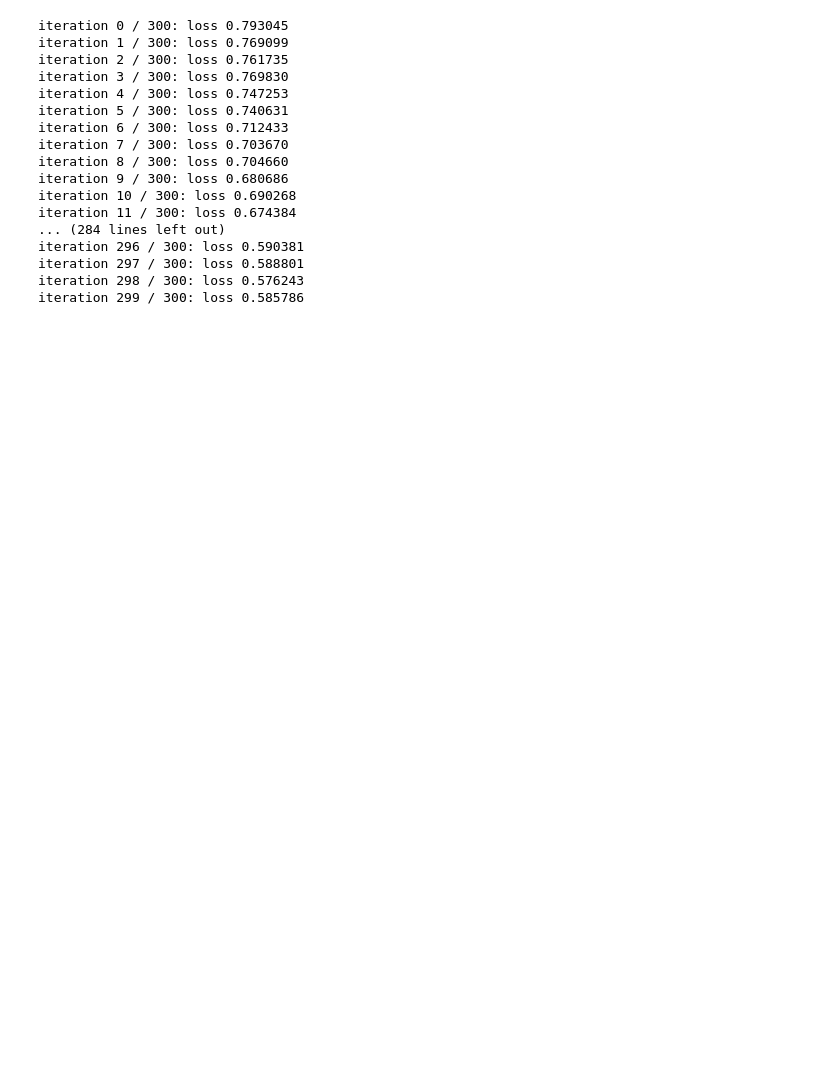
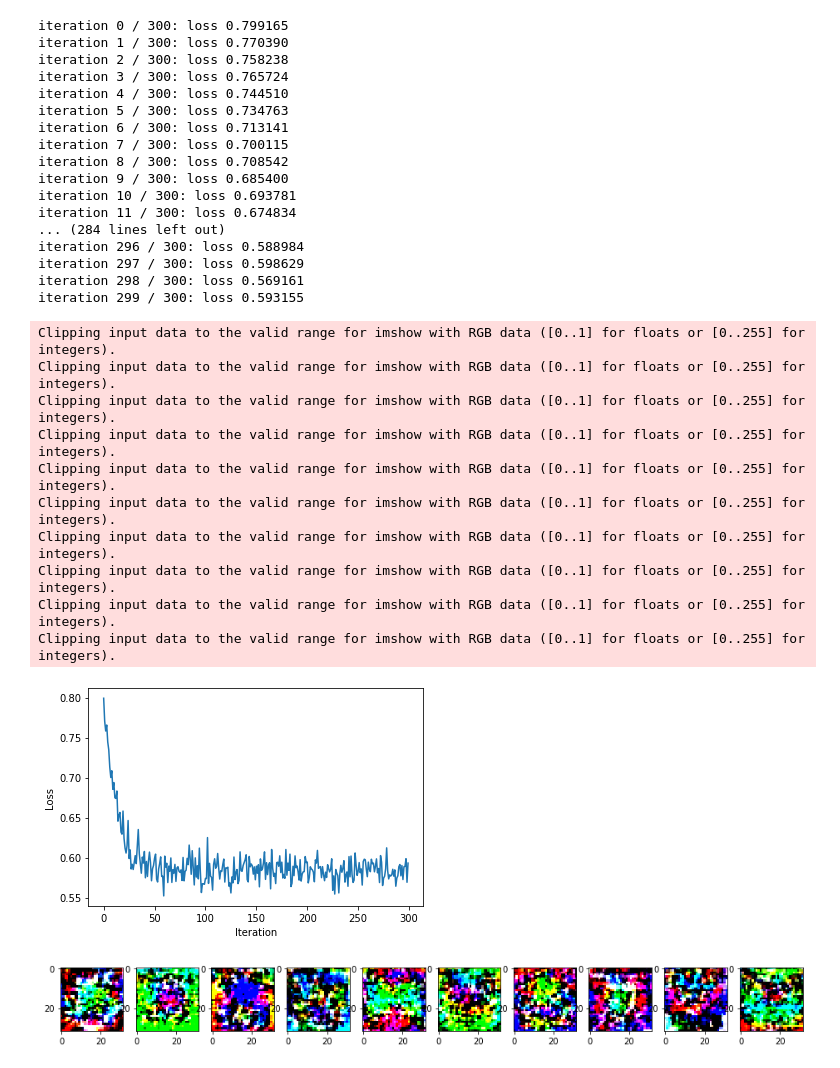
Before and after one commit to Supunsara/180063T_EN2550_Assignment4, a Jupyter notebook: Q3.ipynb, the cells around one changed output. Cells and saved outputs as stored; diff of their text form; code cells hidden in the pictures; blank space fills up the shorter version.

```diff
--- a/Q3.ipynb
+++ b/Q3.ipynb
@@ -60,7 +60,6 @@ for t in range(iterations):
         h = 1.0/(1.0+np.exp(-(x_batches[i].dot(w1)+b1)))
         y_pred = h.dot(w2)+b2
         loss = 1./batch_size*np.square(y_pred-y_batches[i]).sum()+reg*(np.sum(w2*w2)+np.sum(w1*w1))
-        loss_history.append(loss)
         dy_pred = 1./batch_size*2.0*(y_pred-y_batches[i]) #partial derivative of L w.r.t. y_hat
         dw2 = h.T.dot(dy_pred)+reg*w2
         db2 = dy_pred.sum(axis=0)
@@ -72,23 +71,49 @@ for t in range(iterations):
         b1 -= lr*db1
         b2 -= lr*db2
         lr *= lr_decay
+    loss_history.append(loss)
     print('iteration %d / %d: loss %f' %(t,iterations,loss))
 # %% [output]
-iteration 0 / 300: loss 0.793045
-iteration 1 / 300: loss 0.769099
-iteration 2 / 300: loss 0.761735
-iteration 3 / 300: loss 0.769830
-iteration 4 / 300: loss 0.747253
-iteration 5 / 300: loss 0.740631
-iteration 6 / 300: loss 0.712433
-iteration 7 / 300: loss 0.703670
-iteration 8 / 300: loss 0.704660
-iteration 9 / 300: loss 0.680686
-iteration 10 / 300: loss 0.690268
-iteration 11 / 300: loss 0.674384
+iteration 0 / 300: loss 0.799165
+iteration 1 / 300: loss 0.770390
+iteration 2 / 300: loss 0.758238
+iteration 3 / 300: loss 0.765724
+iteration 4 / 300: loss 0.744510
+iteration 5 / 300: loss 0.734763
+iteration 6 / 300: loss 0.713141
+iteration 7 / 300: loss 0.700115
+iteration 8 / 300: loss 0.708542
+iteration 9 / 300: loss 0.685400
+iteration 10 / 300: loss 0.693781
+iteration 11 / 300: loss 0.674834
 ... (284 lines left out)
-iteration 296 / 300: loss 0.590381
-iteration 297 / 300: loss 0.588801
-iteration 298 / 300: loss 0.576243
-iteration 299 / 300: loss 0.585786
+iteration 296 / 300: loss 0.588984
+iteration 297 / 300: loss 0.598629
+iteration 298 / 300: loss 0.569161
+iteration 299 / 300: loss 0.593155
+# %%
+plt.plot(loss_history)
+plt.xlabel("Iteration")
+plt.ylabel("Loss")
+f,axarr = plt.subplots(1,10)
+f.set_size_inches(16,6)
+
+#Matrix w
+for i in range(10):
+    img = w1[:,i].reshape(32,32,3)
+    axarr[i].imshow(img*1000)
+plt.show()
+# %% [output]
+Clipping input data to the valid range for imshow with RGB data ([0..1] for floats or [0..255] for integers).
+Clipping input data to the valid range for imshow with RGB data ([0..1] for floats or [0..255] for integers).
+Clipping input data to the valid range for imshow with RGB data ([0..1] for floats or [0..255] for integers).
+Clipping input data to the valid range for imshow with RGB data ([0..1] for floats or [0..255] for integers).
+Clipping input data to the valid range for imshow with RGB data ([0..1] for floats or [0..255] for integers).
+Clipping input data to the valid range for imshow with RGB data ([0..1] for floats or [0..255] for integers).
+Clipping input data to the valid range for imshow with RGB data ([0..1] for floats or [0..255] for integers).
+Clipping input data to the valid range for imshow with RGB data ([0..1] for floats or [0..255] for integers).
+Clipping input data to the valid range for imshow with RGB data ([0..1] for floats or [0..255] for integers).
+Clipping input data to the valid range for imshow with RGB data ([0..1] for floats or [0..255] for integers).
+[figure, added]
+[figure, added]
 # %%
```
Also changed, not shown: parts of 1 cell of this notebook.
